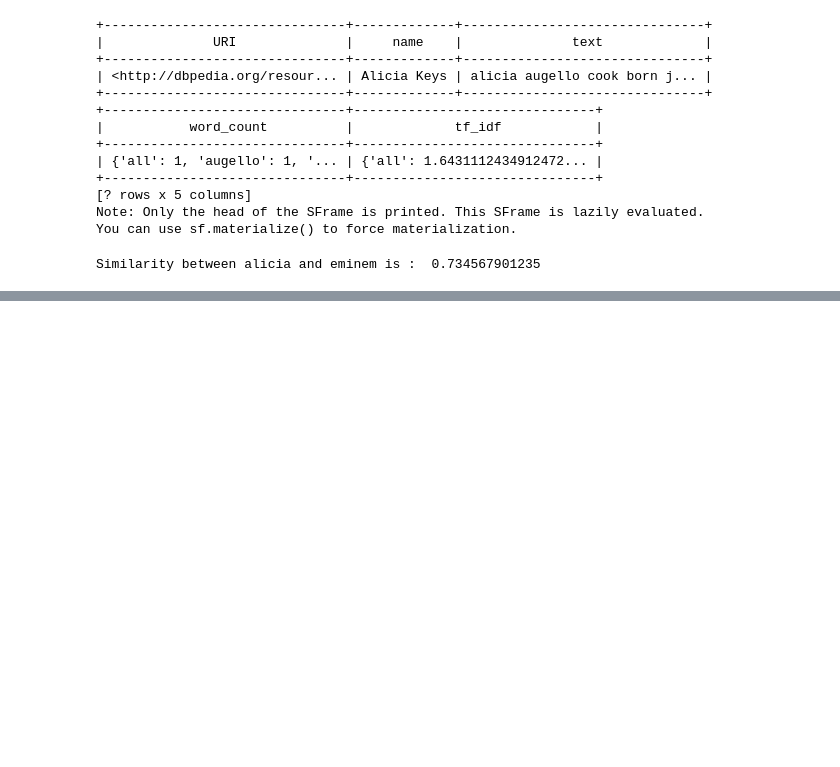
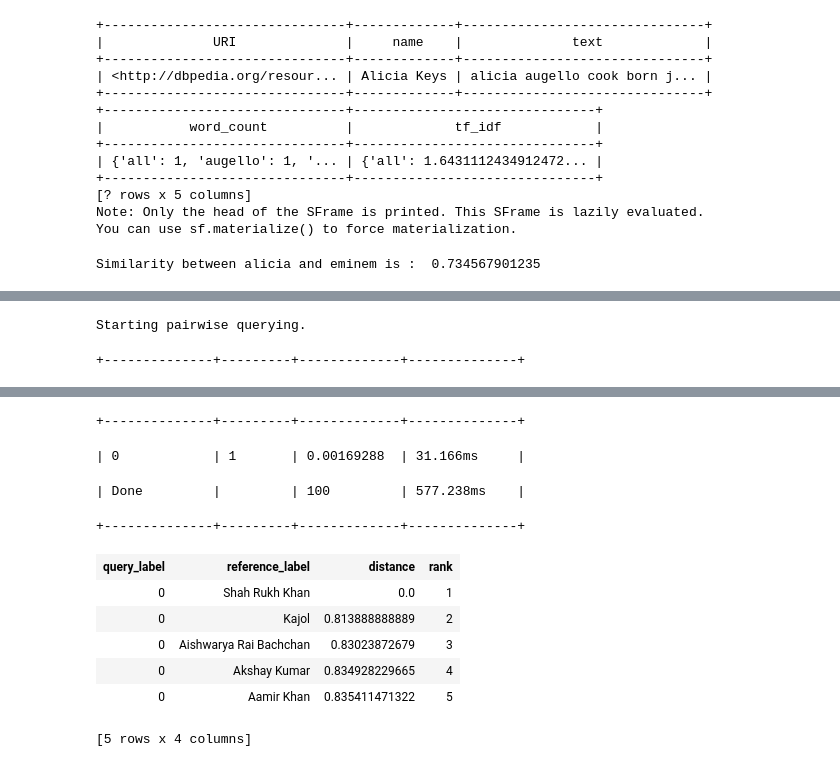
Before and after one commit to thesharpshooter/b, a Jupyter notebook: Week 4/Untitled.ipynb, the cells around one changed output, grey strips where cells are left out. Cells and saved outputs as stored; diff of their text form; code cells hidden in the pictures; blank space fills up the shorter version.

```diff
--- a/Week 4/Untitled.ipynb
+++ b/Week 4/Untitled.ipynb
@@ -456,0 +522,3 @@ Similarity between alicia and eminem is :  0.734567901235
+# %%
+shahrukh = people[people['name'] == 'Shah Rukh Khan']
+print shahrukh
@@ -456,0 +544,5 @@ Similarity between alicia and eminem is :  0.734567901235
+# %%
+knn_model.query(shahrukh)
+# %% [output]
+Starting pairwise querying.
++--------------+---------+-------------+--------------+
@@ -456,0 +550,11 @@ Similarity between alicia and eminem is :  0.734567901235
++--------------+---------+-------------+--------------+
+| 0            | 1       | 0.00169288  | 31.166ms     |
+| Done         |         | 100         | 577.238ms    |
++--------------+---------+-------------+--------------+
+| query_label | reference_label | distance | rank |
+| 0 | Shah Rukh Khan | 0.0 | 1 |
+| 0 | Kajol | 0.813888888889 | 2 |
+| 0 | Aishwarya Rai Bachchan | 0.83023872679 | 3 |
+| 0 | Akshay Kumar | 0.834928229665 | 4 |
+| 0 | Aamir Khan | 0.835411471322 | 5 |
+[5 rows x 4 columns]
```
Also changed, not shown: parts of 14 cells of this notebook.
